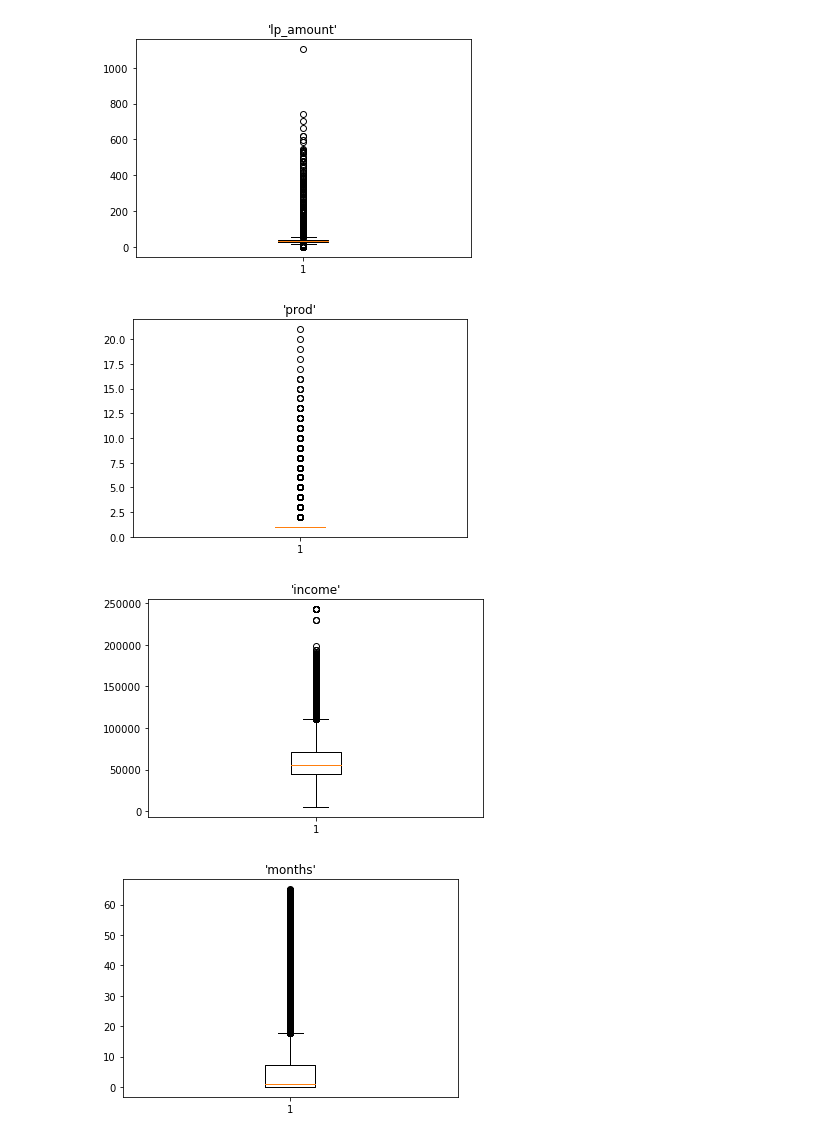
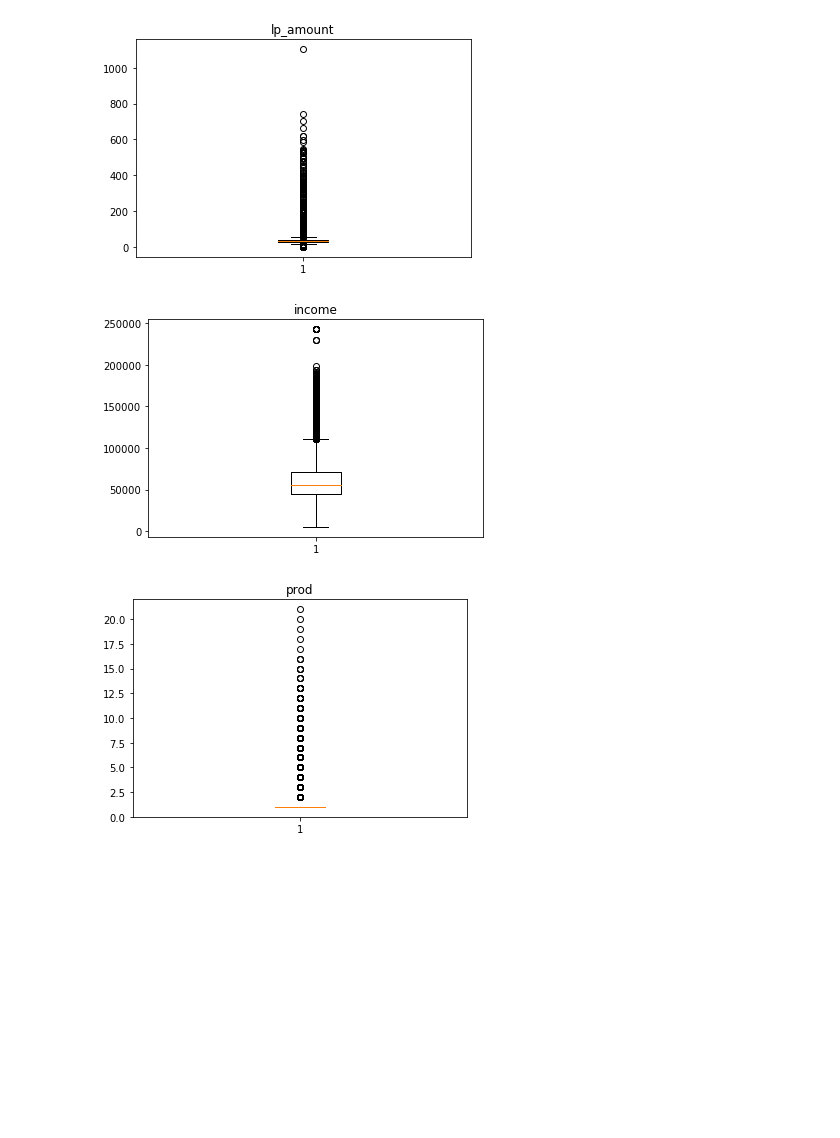
Before and after one commit to michaelnunziata/Capstone-Project, a Jupyter notebook: Normalization.ipynb, the cells around one changed output. Drawn from its saved outputs; the diff is of its cells as text; code cells hidden in the pictures; blank space fills up the shorter version.

```diff
--- a/Normalization.ipynb
+++ b/Normalization.ipynb
@@ -19,17 +21,29 @@ data.head()
 # %%
 # Separating out the y variable and selecting the continuous data that needs to be normalize
 Y = data['18_months']
-outlier_data = data[['lp_amount', 'prod', 'income', 'months']]
-data = data.drop(['lp_amount', 'prod', 'income', 'months'], axis=1)
+outlier_data = data[['lp_amount', 'income', 'prod']]
+data = data.drop(['lp_amount', 'income', 'prod'], axis=1)
 # %%
-# Creating a for loop that will plot each column in 'outlier_data'
-for i in range(len(outlier_data.columns)):
-    plt.boxplot(outlier_data.iloc[:,i].dropna())
-# Naming each plot after the column name in 'outlier_data'
-    plt.title('%a' % outlier_data.columns[i])
-    plt.show();
+# Creating a boxplot for the 'lp_amount' column
+plt.boxplot(outlier_data['lp_amount'])
+# Naming the box plot after the name of the column
+plt.title('lp_amount')
+plt.show()
 # %% [output]
-[figure, old version]
+[figure, new version]
-[figure, removed]
-[figure, removed]
-[figure, removed]
+# %%
+# Creating a boxplot for the 'income' column
+plt.boxplot(outlier_data['income'])
+# Naming the box plot after the name of the column
+plt.title('income')
+plt.show()
+# %% [output]
+[figure, added]
+# %%
+# Creating a boxplot for the 'prod' column
+plt.boxplot(outlier_data['prod'])
+# Naming the box plot after the name of the column
+plt.title('prod')
+plt.show()
+# %% [output]
+[figure, added]
```
Also changed, not shown: parts of 11 cells of this notebook.
